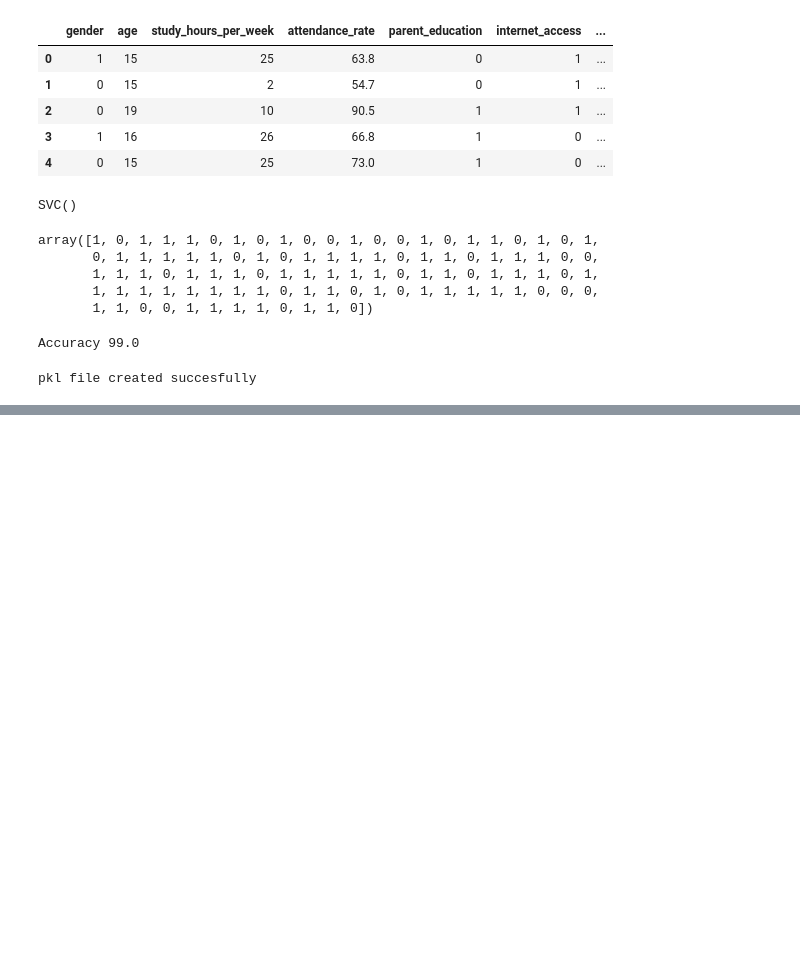
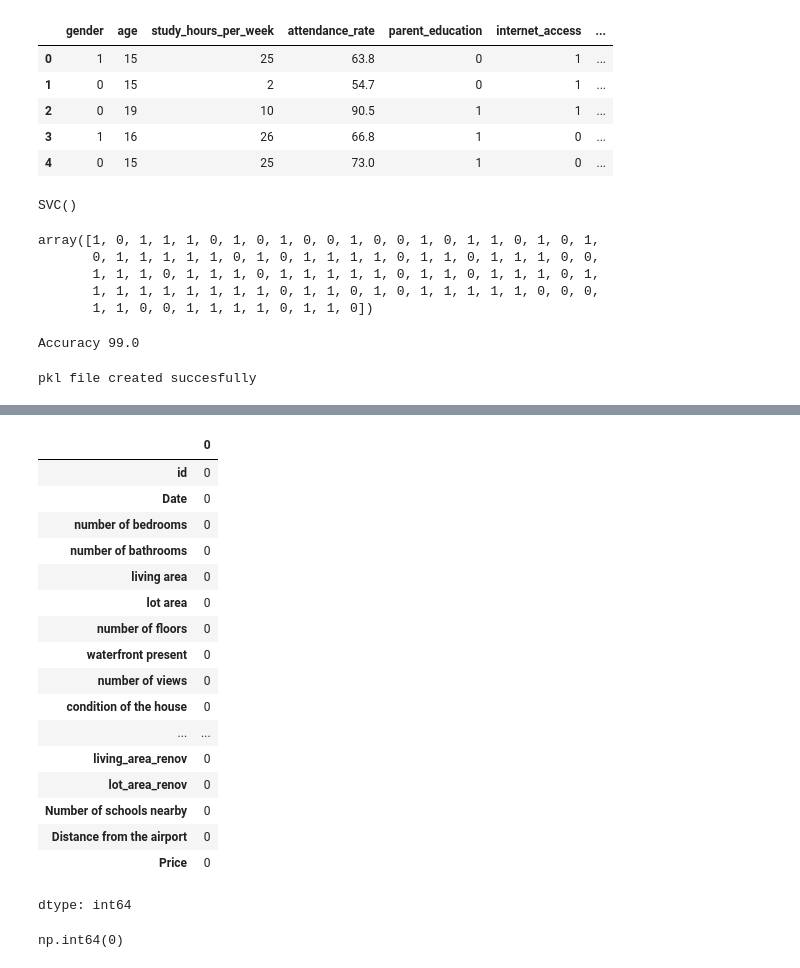
Before and after one commit to Aradhyagodambe/Python-Colab-Files, a Jupyter notebook: ML_Fundamnetals.ipynb, the cells around one changed output, grey strips where cells are left out. Drawn from its saved outputs; the diff is of its cells as text; code cells hidden in the pictures; blank space fills up the shorter version.

```diff
--- a/ML_Fundamnetals.ipynb
+++ b/ML_Fundamnetals.ipynb
@@ -707,0 +783,25 @@ pkl file created succesfully
+# %%
+HP.isna().sum()
+# %% [output]
+|  | 0 |
+| id | 0 |
+| Date | 0 |
+| number of bedrooms | 0 |
+| number of bathrooms | 0 |
+| living area | 0 |
+| lot area | 0 |
+| number of floors | 0 |
+| waterfront present | 0 |
+| number of views | 0 |
+| condition of the house | 0 |
+| ... | ... |
+| living_area_renov | 0 |
+| lot_area_renov | 0 |
+| Number of schools nearby | 0 |
+| Distance from the airport | 0 |
+| Price | 0 |
+dtype: int64
+# %%
+HP.duplicated().sum()
+# %% [output]
+np.int64(0)
```
Also changed, not shown: parts of 20 cells of this notebook.
